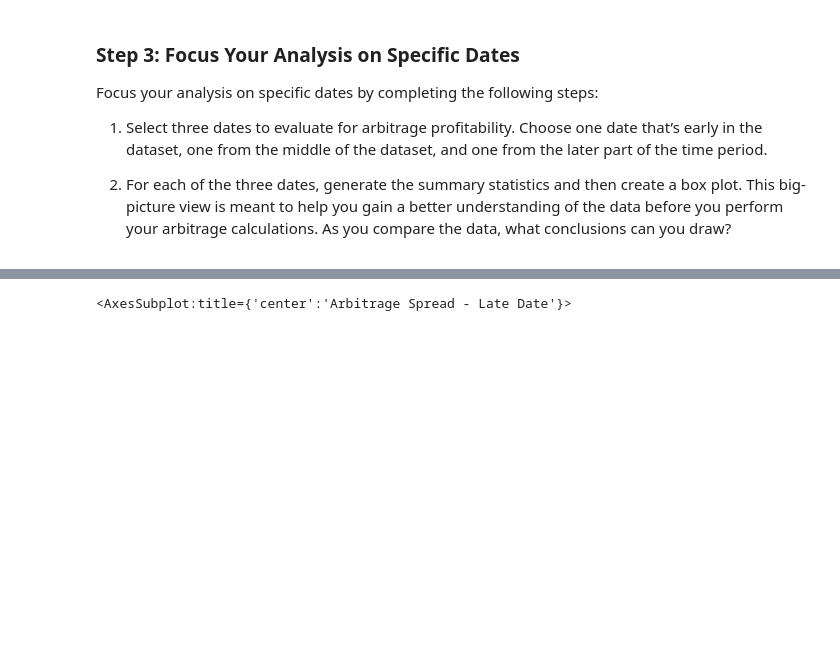
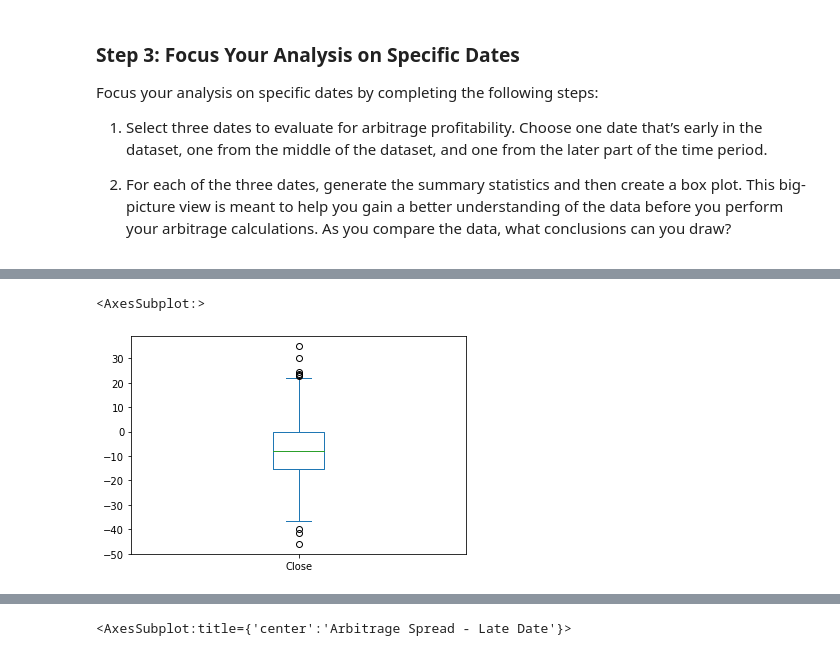
Before and after one commit to smruthid/FinancialAnalysisOfBitcoin, a Jupyter notebook: crypto_arbitrage.ipynb, the cells around one changed output, grey strips where cells are left out. Drawn from its saved outputs; the diff is of its cells as text; code cells hidden in the pictures; blank space fills up the shorter version.

```diff
--- a/crypto_arbitrage.ipynb
+++ b/crypto_arbitrage.ipynb
@@ -315,0 +352,8 @@ Focus your analysis on specific dates by completing the following steps:
+# %%
+# Using the date in the middle that you have selected, calculate the arbitrage spread
+# by subtracting the bitstamp lower closing prices from the coinbase higher closing prices
+arbitrage_spread_middle = coinbase_sliced.loc['2018-02-28'] - bitstamp_sliced.loc['2018-02-28']
+
+# Generate summary statistics
+# YOUR CODE HERE
+arbitrage_spread_middle.describe()
@@ -315,0 +370,7 @@ Focus your analysis on specific dates by completing the following steps:
+# %%
+# Visualize the arbitrage spread from the middle of the dataset in a box plot
+# YOUR CODE HERE
+arbitrage_spread_middle.plot(kind='box')
+# %% [output]
+<AxesSubplot:>
+[figure, added]
```
Also changed, not shown: parts of 13 cells of this notebook.
